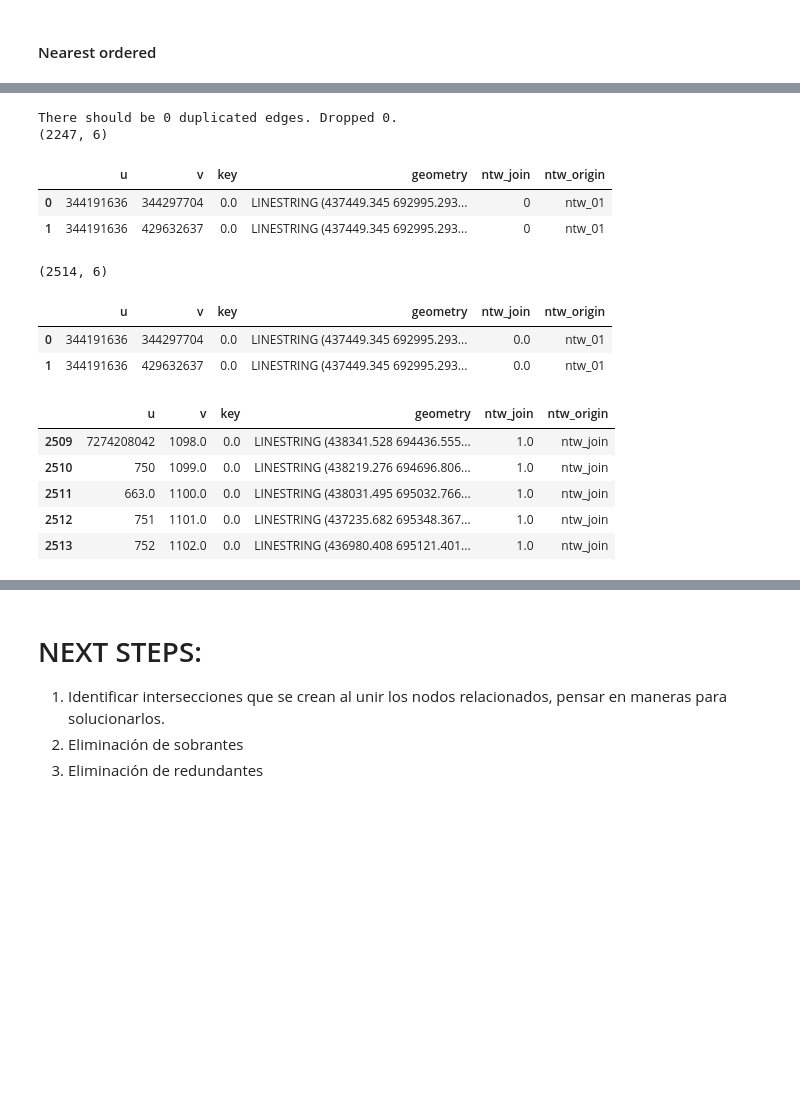
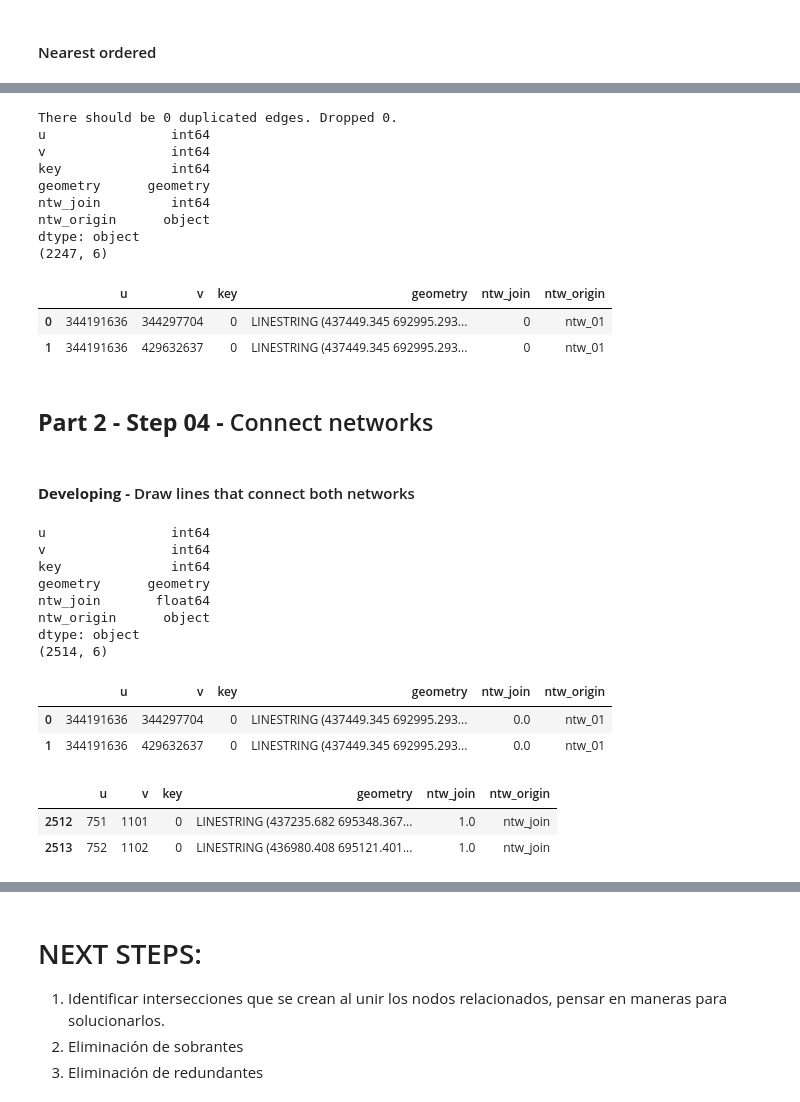
Before and after one commit to Observatorio-Ciudades/accesibilidad-urbana, a Jupyter notebook: notebooks/projects/volvo/09_tessellations_boeing_ntw_join_pt2.ipynb, the cells around one changed output, grey strips where cells are left out. Drawn from its saved outputs; the diff is of its cells as text; code cells hidden in the pictures; blank space fills up the shorter version.

```diff
--- a/notebooks/projects/volvo/09_tessellations_boeing_ntw_join_pt2.ipynb
+++ b/notebooks/projects/volvo/09_tessellations_boeing_ntw_join_pt2.ipynb
@@ -253,8 +272,8 @@ Re-registered edge with u 1072146115 and v 1072146095 with key 1.
 Re-registered edge with u 5480751174 and v 5480751165 with key 0.
 Re-registered edge with u 5480751174 and v 5480751165 with key 1.
 # %%
-ntw_01_u = '5480751174'
-ntw_01_v = '5480751165'
+ntw_01_u = 5480751174
+ntw_01_v = 5480751165
 
 test = new_boeing_edges.loc[((new_boeing_edges['u'] == ntw_01_u) & (new_boeing_edges['v'] == ntw_01_v))].copy()
 test
@@ -1415,8 +1474,14 @@ def network_intersections_update(current_ntw_nodes, current_ntw_edges, intersect
 
     print(f"Updated network.")
     updated_ntw_nodes = current_ntw_nodes[['osmid','intersecting','geometry']].copy()
+    # Set unique identifiers to int
+    updated_ntw_nodes['osmid'] = updated_ntw_nodes['osmid'].astype('int')
     del current_ntw_nodes
     updated_ntw_edges = current_ntw_edges[['u','v','key','intersecting','geometry']].copy()
+    # Set unique identifiers to int
+    updated_ntw_edges['u'] = updated_ntw_edges['u'].astype('int')
+    updated_ntw_edges['v'] = updated_ntw_edges['v'].astype('int')
+    updated_ntw_edges['key'] = updated_ntw_edges['key'].astype('int')
     del current_ntw_edges
 
     # After iterating over both networks, return result
@@ -1748,7 +1837,18 @@ for idx, node in connecting_nodes.iterrows():
                 print(f"CASE 2c: Connecting node {cn_osmid} connects to a node in less than 5 meters.")
             continue # Next connecting_node
 
+# Set unique identifiers to int
+connected_nodes['connecting_node'] = connected_nodes['connecting_node'].astype('int')
+connected_nodes['connection_osmid'].fillna(value=0, inplace=True)# Existing connections do not register osmid, set to 0
+connected_nodes['connection_osmid'] = connected_nodes['connection_osmid'].astype('int')
+# Set unique identifiers to int
+intersection_nodes_2['osmid'] = intersection_nodes_2['osmid'].astype('int')
+intersection_nodes_2['u'] = intersection_nodes_2['u'].astype('int')
+intersection_nodes_2['v'] = intersection_nodes_2['v'].astype('int')
+intersection_nodes_2['key'] = intersection_nodes_2['key'].astype('int')
+
 # Show
+print(connected_nodes.dtypes)
 print(connected_nodes.shape)
 connected_nodes.head(2)
 # %% [output]
@@ -1902,11 +2023,19 @@ print(f"There should be 0 duplicated edges. Dropped {edge_count_1-edge_count_2}.
 joined_edges.reset_index(inplace=True,drop=True)
 
 # Show
+print(joined_edges.dtypes)
 print(joined_edges.shape)
 joined_edges.head(2)
 # %% [output]
 There should be 0 duplicated edges. Dropped 0.
+u                int64
+v                int64
+key              int64
+geometry      geometry
+ntw_join         int64
+ntw_origin      object
+dtype: object
 (2247, 6)
 |  | u | v | key | geometry | ntw_join | ntw_origin |
-| 0 | 344191636 | 344297704 | 0.0 | LINESTRING (437449.345 692995.293... | 0 | ntw_01 |
-| 1 | 344191636 | 429632637 | 0.0 | LINESTRING (437449.345 692995.293... | 0 | ntw_01 |
+| 0 | 344191636 | 344297704 | 0 | LINESTRING (437449.345 692995.293... | 0 | ntw_01 |
+| 1 | 344191636 | 429632637 | 0 | LINESTRING (437449.345 692995.293... | 0 | ntw_01 |
@@ -1913,3 +2048,7 @@ There should be 0 duplicated edges. Dropped 0.
+# %% [markdown]
+## __Part 2 - Step 04 -__ Connect networks
+# %% [markdown]
+#### __Developing -__ Draw lines that connect both networks
 # %%
 new_edges = gpd.GeoDataFrame()
 
@@ -1963,20 +2102,30 @@ for idx, connected_node in connected_nodes.iterrows():
 joined_edges_concat = pd.concat([joined_edges,new_edges])
 joined_edges_concat.reset_index(inplace=True,drop=True)
 
+# Set unique identifiers to int
+joined_edges_concat['u'] = joined_edges_concat['u'].astype('int')
+joined_edges_concat['v'] = joined_edges_concat['v'].astype('int')
+joined_edges_concat['key'] = joined_edges_concat['key'].astype('int')
+
 # Show
+print(joined_edges_concat.dtypes)
 print(joined_edges_concat.shape)
 joined_edges_concat.head(2)
 # %% [output]
+u                int64
+v                int64
+key              int64
+geometry      geometry
+ntw_join       float64
+ntw_origin      object
+dtype: object
 (2514, 6)
 |  | u | v | key | geometry | ntw_join | ntw_origin |
-| 0 | 344191636 | 344297704 | 0.0 | LINESTRING (437449.345 692995.293... | 0.0 | ntw_01 |
-| 1 | 344191636 | 429632637 | 0.0 | LINESTRING (437449.345 692995.293... | 0.0 | ntw_01 |
+| 0 | 344191636 | 344297704 | 0 | LINESTRING (437449.345 692995.293... | 0.0 | ntw_01 |
+| 1 | 344191636 | 429632637 | 0 | LINESTRING (437449.345 692995.293... | 0.0 | ntw_01 |
 # %%
-joined_edges_concat.tail(5)
+joined_edges_concat.tail(2)
 # %% [output]
 |  | u | v | key | geometry | ntw_join | ntw_origin |
-| 2509 | 7274208042 | 1098.0 | 0.0 | LINESTRING (438341.528 694436.555... | 1.0 | ntw_join |
-| 2510 | 750 | 1099.0 | 0.0 | LINESTRING (438219.276 694696.806... | 1.0 | ntw_join |
-| 2511 | 663.0 | 1100.0 | 0.0 | LINESTRING (438031.495 695032.766... | 1.0 | ntw_join |
-| 2512 | 751 | 1101.0 | 0.0 | LINESTRING (437235.682 695348.367... | 1.0 | ntw_join |
-| 2513 | 752 | 1102.0 | 0.0 | LINESTRING (436980.408 695121.401... | 1.0 | ntw_join |
+| 2512 | 751 | 1101 | 0 | LINESTRING (437235.682 695348.367... | 1.0 | ntw_join |
+| 2513 | 752 | 1102 | 0 | LINESTRING (436980.408 695121.401... | 1.0 | ntw_join |
```
Also changed, not shown: parts of 45 cells of this notebook.
